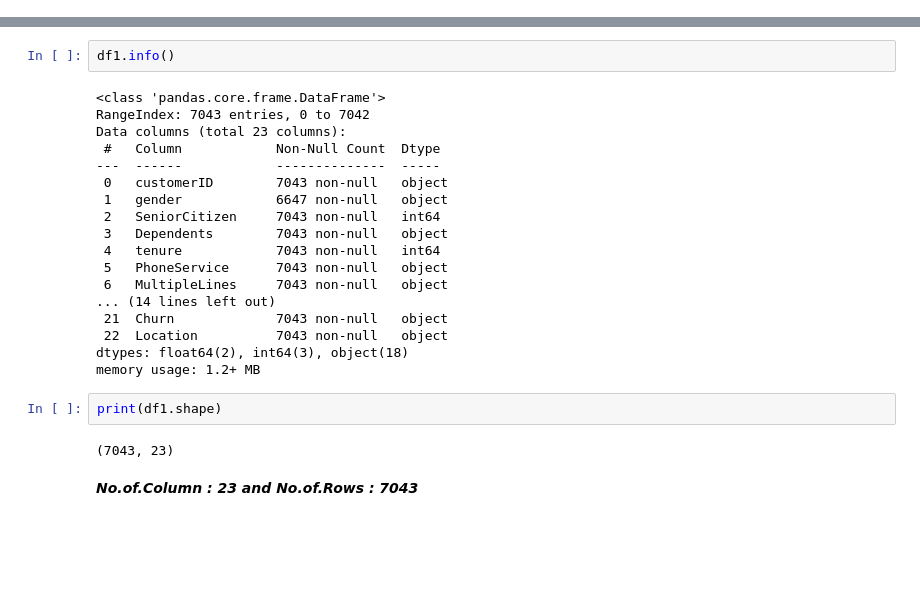
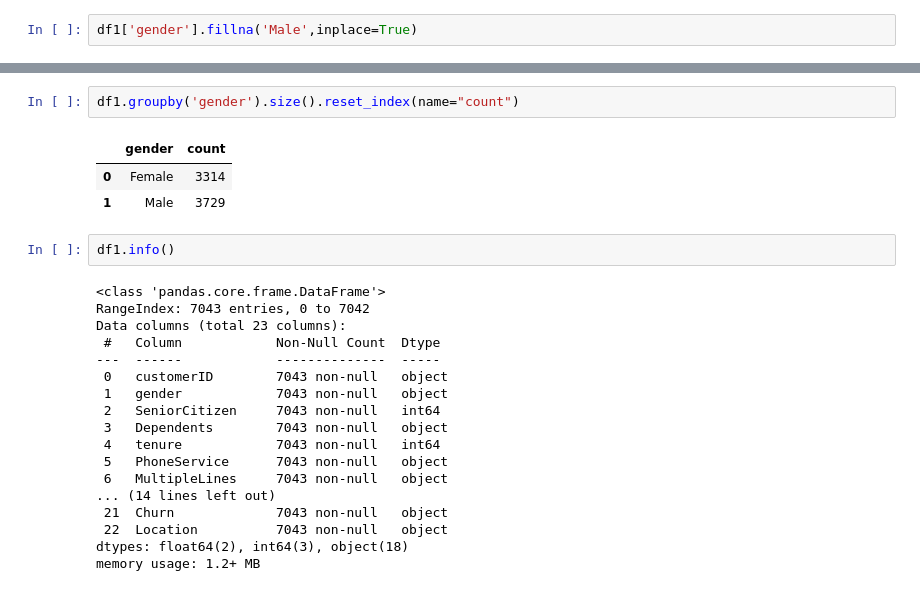
Before and after one commit to manikanth78/CHURN-ANYALSIS-, a Jupyter notebook: churn.ipynb, the cells around one changed output, grey strips where cells are left out. Drawn from its saved outputs; the diff is of its cells as text; blank space fills up the shorter version.

```diff
--- a/churn.ipynb
+++ b/churn.ipynb
@@ -23,0 +171,2 @@ df1= df.copy()
+# %%
+df1['gender'].fillna('Male',inplace=True)
@@ -24,3 +205,9 @@ df1= df.copy()
+# %%
+df1.groupby('gender').size().reset_index(name="count")
+# %% [output]
+|  | gender | count |
+| 0 | Female | 3314 |
+| 1 | Male | 3729 |
 # %%
 df1.info()
 # %% [output]
@@ -30,7 +217,7 @@ Data columns (total 23 columns):
  #   Column            Non-Null Count  Dtype
 ---  ------            --------------  -----
  0   customerID        7043 non-null   object
- 1   gender            6647 non-null   object
+ 1   gender            7043 non-null   object
  2   SeniorCitizen     7043 non-null   int64
  3   Dependents        7043 non-null   object
  4   tenure            7043 non-null   int64
@@ -41,9 +228,3 @@ Data columns (total 23 columns):
  22  Location          7043 non-null   object
 dtypes: float64(2), int64(3), object(18)
 memory usage: 1.2+ MB
-# %%
-print(df1.shape)
-# %% [output]
-(7043, 23)
-# %% [markdown]
- ***No.of.Column : 23 and No.of.Rows : 7043***
```
Also changed, not shown: parts of 59 cells of this notebook.
